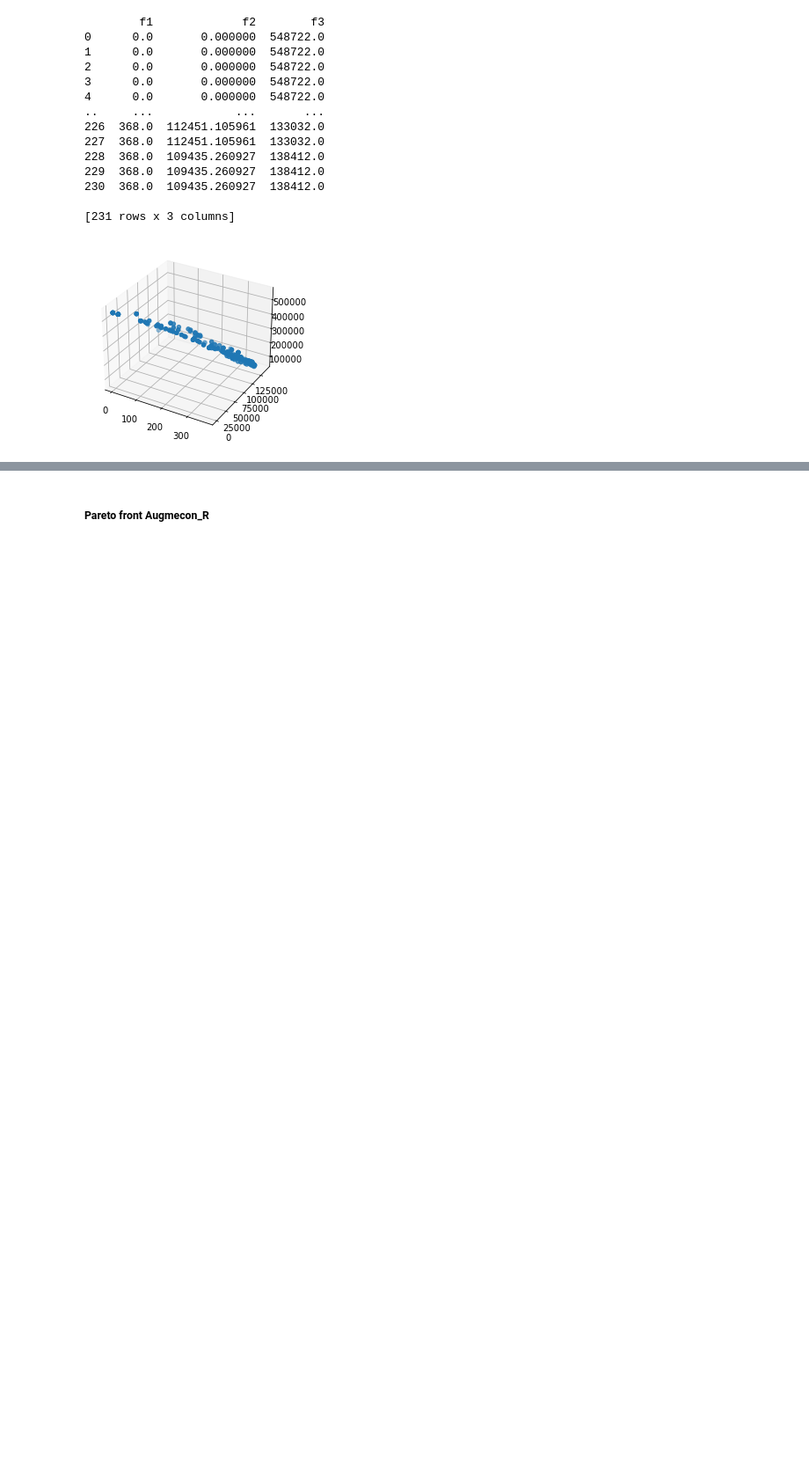
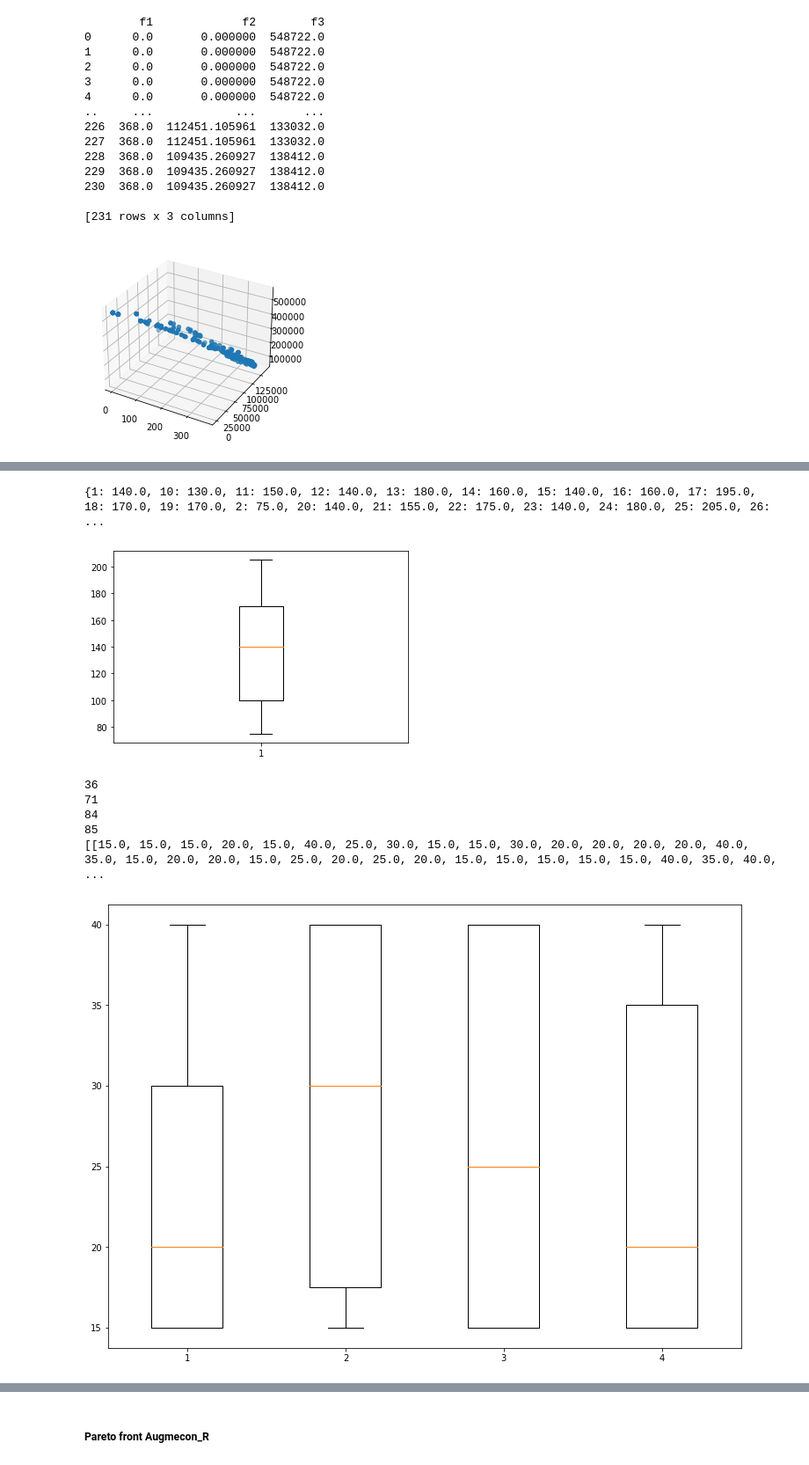
Before and after one commit to K1O1O1S2/SEFS540, a Jupyter notebook: Deer_hab/mop-ordi_PCT1.ipynb, the cells around one changed output, grey strips where cells are left out. Shown at 88% size. Drawn from its saved outputs; the diff is of its cells as text; code cells hidden in the pictures; blank space fills up the shorter version.

```diff
--- a/Deer_hab/mop-ordi_PCT1.ipynb
+++ b/Deer_hab/mop-ordi_PCT1.ipynb
@@ -1626 +1908,32 @@ df_pareto.to_csv("output_"+str(name)+".xlsx")
+# %%
+print(age_harv)
+#plt.bar(list(age_harv.keys()), age_harv.values(), color='g')
+plt.boxplot(age_harv.values())
+plt.show()
+
+data = [list(age_pct1.values()), list(age_pct2.values()), list(age_pct3.values()),
+        list(age_pct4.values())]
+print(len(age_pct1))
+print(len(age_pct2))
+print(len(age_pct3))
+print(len(age_pct4))
+print(data)
+fig = plt.figure(figsize =(10, 7))
+
+# Creating axes instance
+ax = fig.add_axes([0, 0, 1, 1])
+# Creating plot
+bp = ax.boxplot(data)
+
+# show plot
+plt.show()
+# %% [output]
+{1: 140.0, 10: 130.0, 11: 150.0, 12: 140.0, 13: 180.0, 14: 160.0, 15: 140.0, 16: 160.0, 17: 195.0, 18: 170.0, 19: 170.0, 2: 75.0, 20: 140.0, 21: 155.0, 22: 175.0, 23: 140.0, 24: 180.0, 25: 205.0, 26:  ...
+[figure, added]
+36
+71
+84
+85
+[[15.0, 15.0, 15.0, 20.0, 15.0, 40.0, 25.0, 30.0, 15.0, 15.0, 30.0, 20.0, 20.0, 20.0, 20.0, 40.0, 35.0, 15.0, 20.0, 20.0, 15.0, 25.0, 20.0, 25.0, 20.0, 15.0, 15.0, 15.0, 15.0, 15.0, 40.0, 35.0, 40.0,  ...
+[figure, added]
 # %% [markdown]
```
Also changed, not shown: parts of 45 cells of this notebook.
